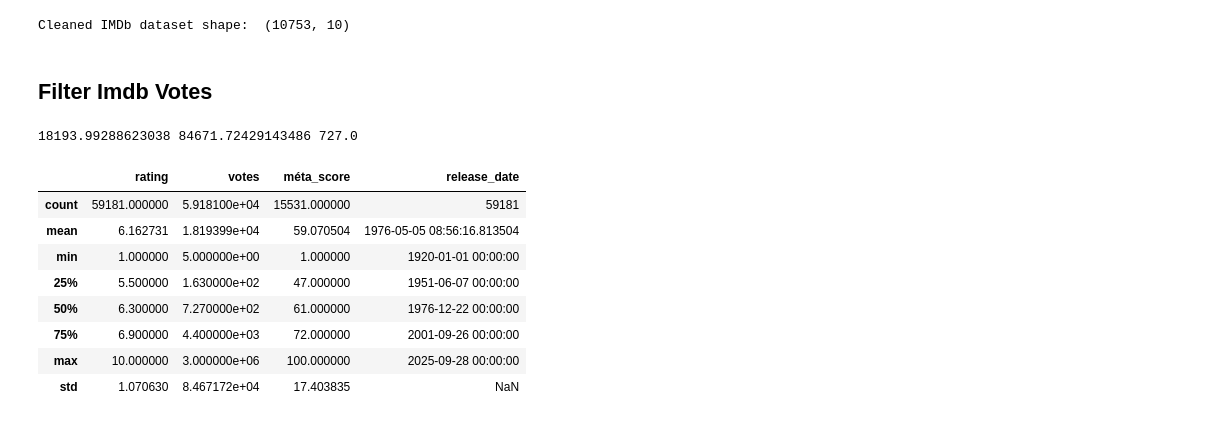
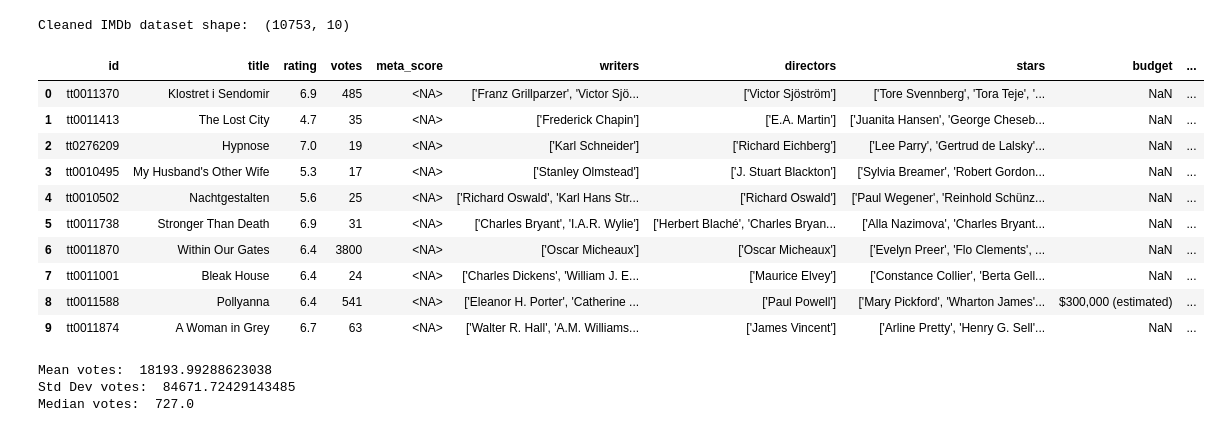
Before and after one commit to jad-bey/SIADS-593-Film-Awards-Data-Analysis, a Jupyter notebook: dataset.ipynb, the cells around one changed output. Saved outputs shown, nothing was run; the diff lists cells and outputs as text; code cells hidden in the pictures.

```diff
--- a/dataset.ipynb
+++ b/dataset.ipynb
@@ -85,26 +85,42 @@ oscar_df = oscar_df.dropna(subset=['FilmId'])
 print("Cleaned IMDb dataset shape: ", oscar_df.shape)
 # %% [output]
 Cleaned IMDb dataset shape:  (10753, 10)
-# %% [markdown]
-## Filter Imdb Votes
+# %%
+# convert meta_score/ratings in imdb dataset from string to ints/floats
+imdb_df = imdb_df.rename(columns={'méta_score': 'meta_score'})
+imdb_df['meta_score'] = imdb_df['meta_score'].astype('Int64') # nullable integer type (use since some meta_scores are NaN)
+imdb_df['rating'] = imdb_df['rating'].astype(float)
+
+# convert votes in imdb dataset from strings (ex: 9K, 1.1M) to numerical values
+imdb_df['votes'] = imdb_df['votes'].replace({"K":"*1e3", "M":"*1e6"}, regex=True).map(pd.eval).astype(int)
+imdb_df['votes'] = imdb_df['votes'].map(int)
+# %%
+# display imdb dataframe after changes
+imdb_df.head(10)
+# %% [output]
+|  | id | title | rating | votes | meta_score | writers | directors | stars | budget | ... |
+| 0 | tt0011370 | Klostret i Sendomir | 6.9 | 485 | <NA> | ['Franz Grillparzer', 'Victor Sjö... | ['Victor Sjöström'] | ['Tore Svennberg', 'Tora Teje', '... | NaN | ... |
+| 1 | tt0011413 | The Lost City | 4.7 | 35 | <NA> | ['Frederick Chapin'] | ['E.A. Martin'] | ['Juanita Hansen', 'George Cheseb... | NaN | ... |
+| 2 | tt0276209 | Hypnose | 7.0 | 19 | <NA> | ['Karl Schneider'] | ['Richard Eichberg'] | ['Lee Parry', 'Gertrud de Lalsky'... | NaN | ... |
+| 3 | tt0010495 | My Husband's Other Wife | 5.3 | 17 | <NA> | ['Stanley Olmstead'] | ['J. Stuart Blackton'] | ['Sylvia Breamer', 'Robert Gordon... | NaN | ... |
+| 4 | tt0010502 | Nachtgestalten | 5.6 | 25 | <NA> | ['Richard Oswald', 'Karl Hans Str... | ['Richard Oswald'] | ['Paul Wegener', 'Reinhold Schünz... | NaN | ... |
+| 5 | tt0011738 | Stronger Than Death | 6.9 | 31 | <NA> | ['Charles Bryant', 'I.A.R. Wylie'] | ['Herbert Blaché', 'Charles Bryan... | ['Alla Nazimova', 'Charles Bryant... | NaN | ... |
+| 6 | tt0011870 | Within Our Gates | 6.4 | 3800 | <NA> | ['Oscar Micheaux'] | ['Oscar Micheaux'] | ['Evelyn Preer', 'Flo Clements', ... | NaN | ... |
+| 7 | tt0011001 | Bleak House | 6.4 | 24 | <NA> | ['Charles Dickens', 'William J. E... | ['Maurice Elvey'] | ['Constance Collier', 'Berta Gell... | NaN | ... |
+| 8 | tt0011588 | Pollyanna | 6.4 | 541 | <NA> | ['Eleanor H. Porter', 'Catherine ... | ['Paul Powell'] | ['Mary Pickford', 'Wharton James'... | $300,000 (estimated) | ... |
+| 9 | tt0011874 | A Woman in Grey | 6.7 | 63 | <NA> | ['Walter R. Hall', 'A.M. Williams... | ['James Vincent'] | ['Arline Pretty', 'Henry G. Sell'... | NaN | ... |
 # %%
-imdb_df['votes'] = imdb_df['votes'].replace({"K":"*1e3", "M":"*1e6"}, regex=True).map(pd.eval).astype(int)
-imdb_df['votes'] = imdb_df['votes'].map(int)
+# display statisitics on imdb user voting to see what unpopular movies we can filter out
+# what is a good cut off point for number of votes? 500? 1000? 5000?
+
 mean_votes = imdb_df['votes'].mean()
 votes_stdev = imdb_df['votes'].std()
 median_votes = imdb_df['votes'].median()
-print(mean_votes, votes_stdev, median_votes)
+
+print('Mean votes: ', mean_votes)
+print('Std Dev votes: ', votes_stdev)
+print('Median votes: ', median_votes)
 # %% [output]
-18193.99288623038 84671.72429143486 727.0
+Mean votes:  18193.99288623038
+Std Dev votes:  84671.72429143485
+Median votes:  727.0
-# %%
-imdb_df.describe()
-# %% [output]
-|  | rating | votes | méta_score | release_date |
-| count | 59181.000000 | 5.918100e+04 | 15531.000000 | 59181 |
-| mean | 6.162731 | 1.819399e+04 | 59.070504 | 1976-05-05 08:56:16.813504 |
-| min | 1.000000 | 5.000000e+00 | 1.000000 | 1920-01-01 00:00:00 |
-| 25% | 5.500000 | 1.630000e+02 | 47.000000 | 1951-06-07 00:00:00 |
-| 50% | 6.300000 | 7.270000e+02 | 61.000000 | 1976-12-22 00:00:00 |
-| 75% | 6.900000 | 4.400000e+03 | 72.000000 | 2001-09-26 00:00:00 |
-| max | 10.000000 | 3.000000e+06 | 100.000000 | 2025-09-28 00:00:00 |
-| std | 1.070630 | 8.467172e+04 | 17.403835 | NaN |
```
Also changed, not shown: parts of 2 cells of this notebook.
